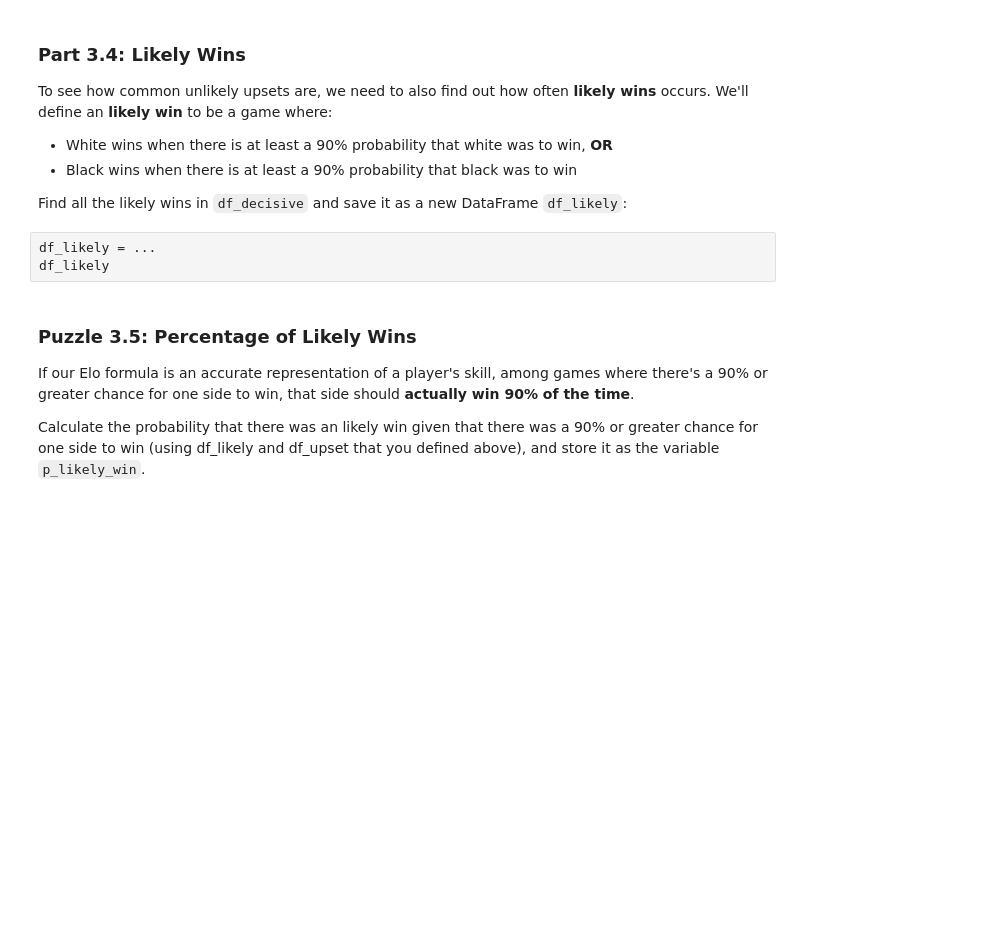
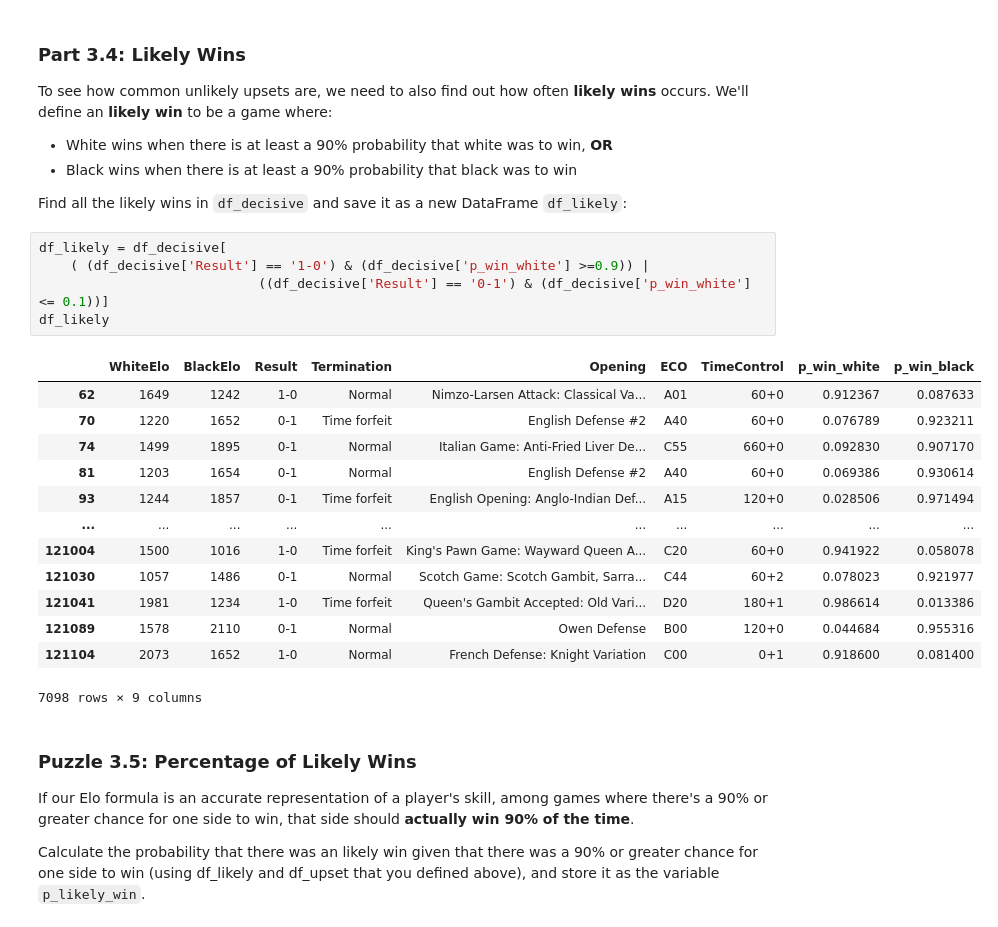
Before and after one commit to srivanik8/beginner_projects, a Jupyter notebook: microproject-10-chess-and-the-elo-system/microproject-10-chess-and-the-elo-system.ipynb, the cells around one changed output. Cells and saved outputs as stored; diff of their text form; blank space fills up the shorter version.

```diff
--- a/microproject-10-chess-and-the-elo-system/microproject-10-chess-and-the-elo-system.ipynb
+++ b/microproject-10-chess-and-the-elo-system/microproject-10-chess-and-the-elo-system.ipynb
@@ -327,9 +444,25 @@ To see how common unlikely upsets are, we need to also find out how often **like
 - Black wins when there is at least a 90% probability that black was to win
 
 Find all the likely wins in `df_decisive` and save it as a new DataFrame `df_likely`:
-# %%
-df_likely = ...
-df_likely
+# %%
+df_likely = df_decisive[
+    ( (df_decisive['Result'] == '1-0') & (df_decisive['p_win_white'] >=0.9)) |
+                            ((df_decisive['Result'] == '0-1') & (df_decisive['p_win_white'] <= 0.1))]
+df_likely
+# %% [output]
+|  | WhiteElo | BlackElo | Result | Termination | Opening | ECO | TimeControl | p_win_white | p_win_black |
+| 62 | 1649 | 1242 | 1-0 | Normal | Nimzo-Larsen Attack: Classical Va... | A01 | 60+0 | 0.912367 | 0.087633 |
+| 70 | 1220 | 1652 | 0-1 | Time forfeit | English Defense #2 | A40 | 60+0 | 0.076789 | 0.923211 |
+| 74 | 1499 | 1895 | 0-1 | Normal | Italian Game: Anti-Fried Liver De... | C55 | 660+0 | 0.092830 | 0.907170 |
+| 81 | 1203 | 1654 | 0-1 | Normal | English Defense #2 | A40 | 60+0 | 0.069386 | 0.930614 |
+| 93 | 1244 | 1857 | 0-1 | Time forfeit | English Opening: Anglo-Indian Def... | A15 | 120+0 | 0.028506 | 0.971494 |
+| ... | ... | ... | ... | ... | ... | ... | ... | ... | ... |
+| 121004 | 1500 | 1016 | 1-0 | Time forfeit | King's Pawn Game: Wayward Queen A... | C20 | 60+0 | 0.941922 | 0.058078 |
+| 121030 | 1057 | 1486 | 0-1 | Normal | Scotch Game: Scotch Gambit, Sarra... | C44 | 60+2 | 0.078023 | 0.921977 |
+| 121041 | 1981 | 1234 | 1-0 | Time forfeit | Queen's Gambit Accepted: Old Vari... | D20 | 180+1 | 0.986614 | 0.013386 |
+| 121089 | 1578 | 2110 | 0-1 | Normal | Owen Defense | B00 | 120+0 | 0.044684 | 0.955316 |
+| 121104 | 2073 | 1652 | 1-0 | Normal | French Defense: Knight Variation | C00 | 0+1 | 0.918600 | 0.081400 |
+7098 rows × 9 columns
 # %% [markdown]
 ### Puzzle 3.5: Percentage of Likely Wins
 
```
Also changed, not shown: parts of 21 cells of this notebook.
